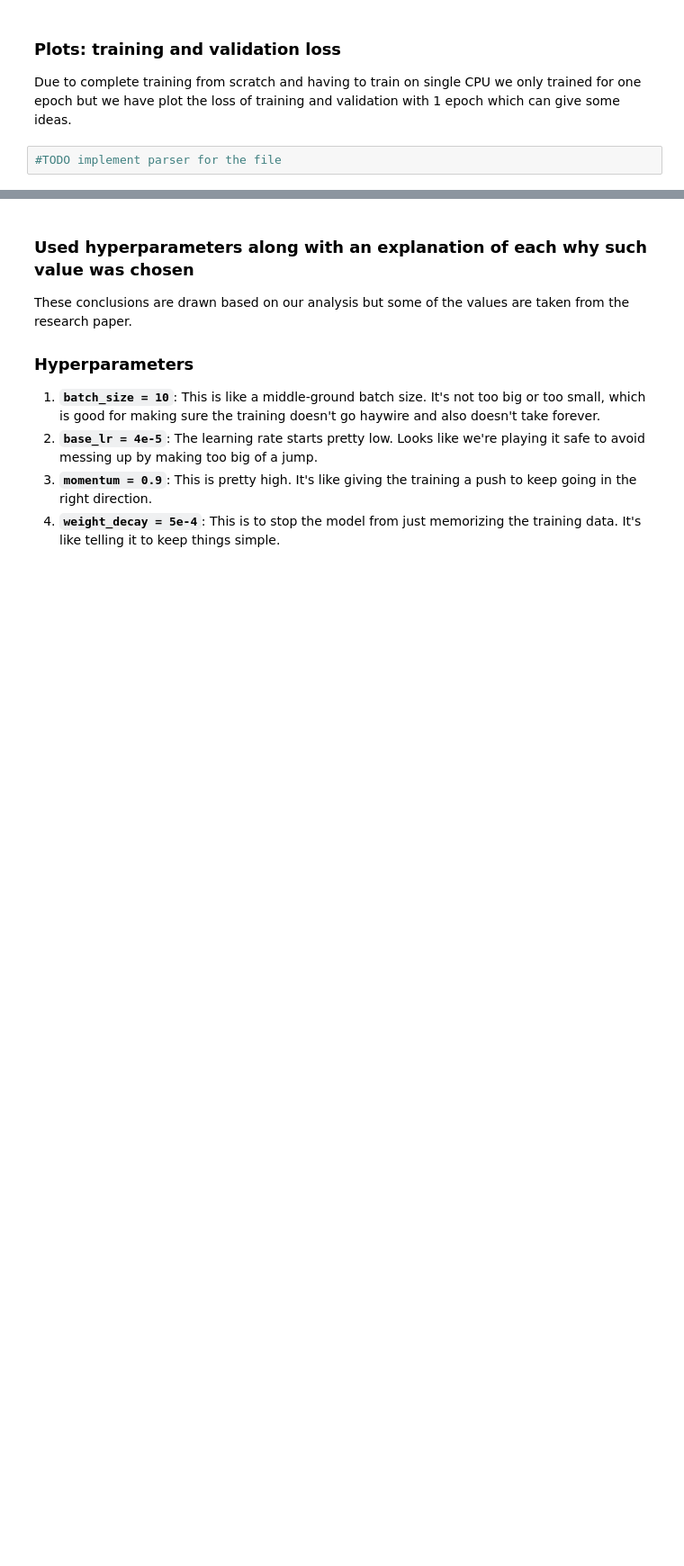
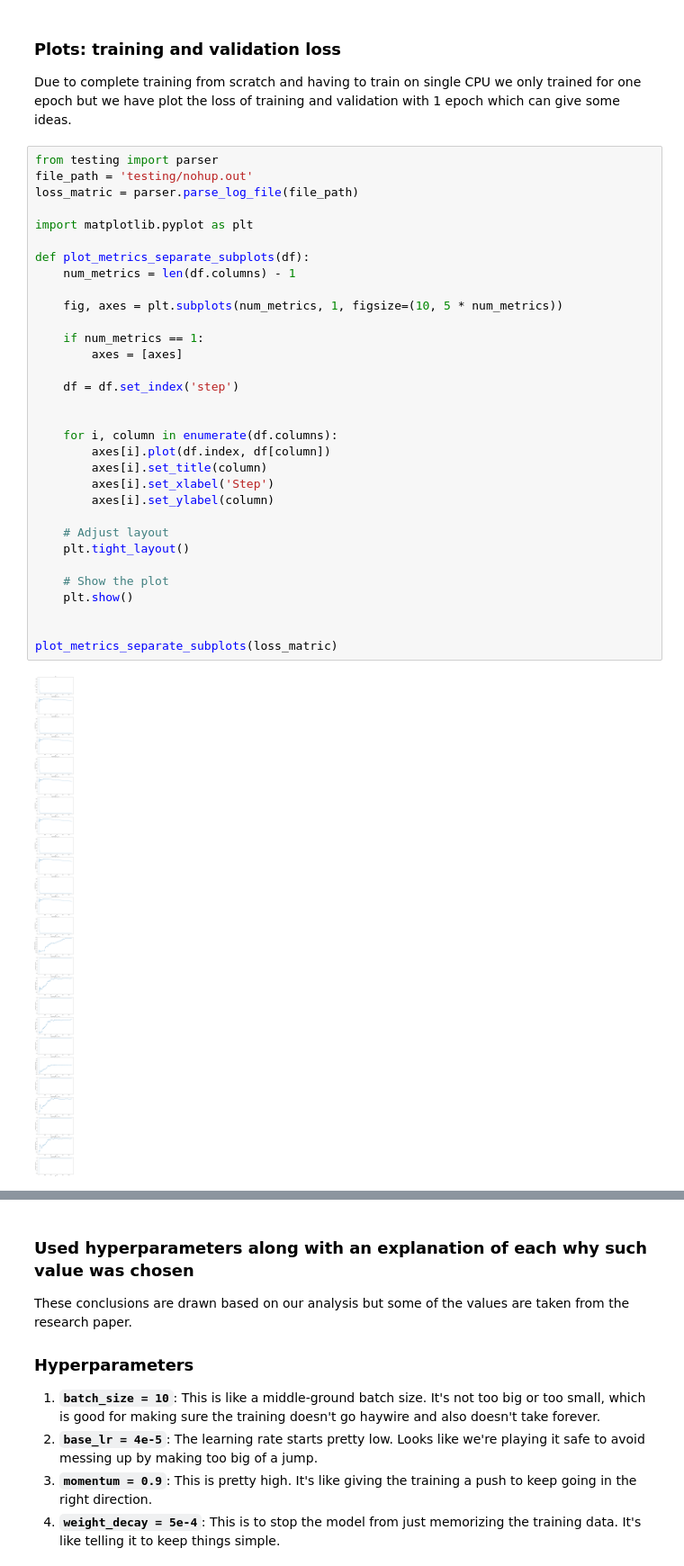
Before and after one commit to white07S/COCOPoseTFLearn, a Jupyter notebook: report.ipynb, the cells around one changed output, grey strips where cells are left out. Shown at 90% size. Saved outputs shown, nothing was run; the diff lists cells and outputs as text; blank space fills up the shorter version.

```diff
--- a/report.ipynb
+++ b/report.ipynb
@@ -254,5 +254,37 @@ Model size: 199.97 MB
 ### Plots: training and validation loss
 
 Due to complete training from scratch and having to train on single CPU we only trained for one epoch but we have plot the loss of training and validation with 1 epoch which can give some ideas.
-# %%
-#TODO implement parser for the file
+# %%
+from testing import parser
+file_path = 'testing/nohup.out'
+loss_matric = parser.parse_log_file(file_path)
+
+import matplotlib.pyplot as plt
+
+def plot_metrics_separate_subplots(df):
+    num_metrics = len(df.columns) - 1
+
+    fig, axes = plt.subplots(num_metrics, 1, figsize=(10, 5 * num_metrics))
+
+    if num_metrics == 1:
+        axes = [axes]
+
+    df = df.set_index('step')
+
+
+    for i, column in enumerate(df.columns):
+        axes[i].plot(df.index, df[column])
+        axes[i].set_title(column)
+        axes[i].set_xlabel('Step')
+        axes[i].set_ylabel(column)
+
+    # Adjust layout
+    plt.tight_layout()
+
+    # Show the plot
+    plt.show()
+
+
+plot_metrics_separate_subplots(loss_matric)
+# %% [output]
+[figure, added]
```
Also changed, not shown: parts of 8 cells of this notebook, 6 other files.
